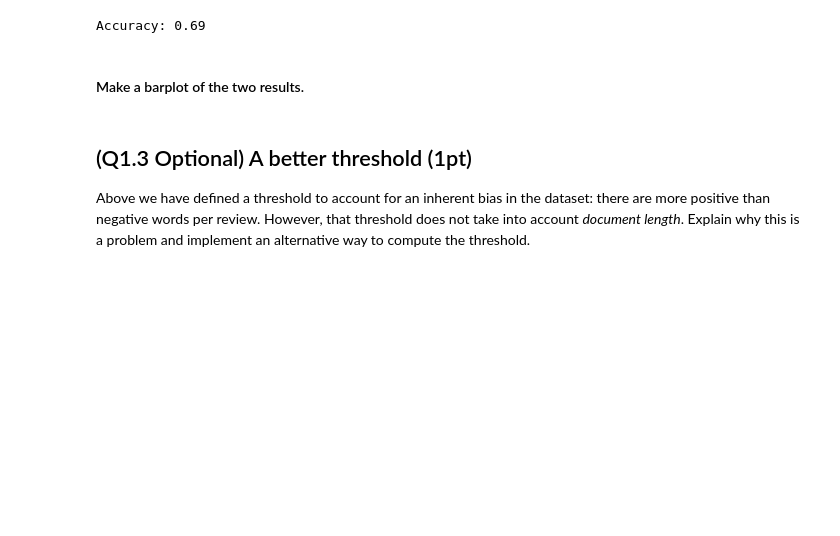
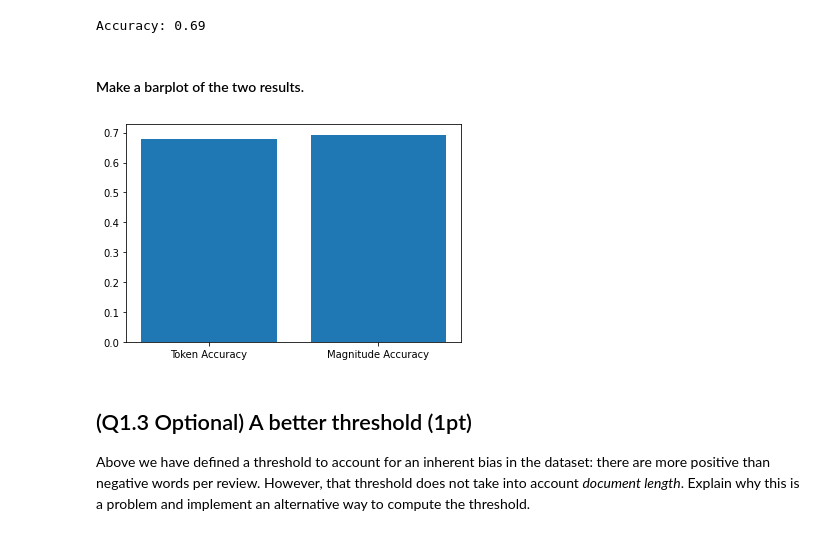
Before and after one commit to gersonfoks/nlp1, a Jupyter notebook: NLP1_2020_Practical_1_gerson.ipynb, the cells around one changed output. Saved outputs shown, nothing was run; the diff lists cells and outputs as text; code cells hidden in the pictures; blank space fills up the shorter version.

```diff
--- a/NLP1_2020_Practical_1_gerson.ipynb
+++ b/NLP1_2020_Practical_1_gerson.ipynb
@@ -218,8 +177,13 @@ $$
 # %% [markdown]
 #### (Q1.1) Implement this approach and report its classification accuracy. (1 pt)
 # %%
-### First we create the dataset in a nice format
-def create_whole_review(content):
+
+def content_to_sentence(content):
+    '''
+        Creates a sentence (list) of the content of a review
+        content: [(word: string, POS: string)]
+        returns: [word: string]
+    '''
     whole_review = []
     for sentence in content:
         whole_review += [word.lower() for word in np.array(sentence)[:, 0]]
@@ -227,12 +191,19 @@ def create_whole_review(content):
     return whole_review
 
 def create_dataset(reviews):
+    '''
+        Creates the dataset given the reviews
+        Splits it up in sentences and the target class:
+        returns: sentences: [[word: string]], [int]
+    '''
     targets = []
     sentences = []
+
+    ### Loop over the reviews, get the target, and make 1 sentence of the content.
     for review in reviews:
         targets.append(int( review['sentiment'] == 'POS'))
 
-        whole_review = create_whole_review(review['content'])
+        whole_review = content_to_sentence(review['content'])
         sentences.append(whole_review)
     return sentences, targets
 
@@ -241,7 +212,7 @@ sentences, targets = create_dataset(reviews)
 ### Load the lexixon in a default dict
 from collections import defaultdict
 
-
+## The possible sentiments
 sentiments = {
     'positive': 1,
     'negative': -1,
@@ -251,11 +222,11 @@ sentiments = {
 
 def get_slex(ref="sent_lexicon"):
     '''
+    Creates the sentiment lexicon
     ref: reference of the file
     returns: Defaultdictionary{word:  sentiment score}
 
     '''
-
     slex = defaultdict(float)
 
     ## indexes
@@ -288,9 +259,11 @@ def get_slex(ref="sent_lexicon"):
 slex = get_slex()
 
 
+class BinarySentimentClassifier:
+    '''
+        The binary classifier, that uses a threshold and the binary score to classify a review
 
-class BinarySentimentClassifier:
-
+    '''
     def __init__(self, slex, threshold):
         self.slex = slex
         self.threshold = threshold
@@ -303,7 +276,6 @@ class BinarySentimentClassifier:
         sentence: sentence to calculate the sentiment from
         returns the binary sentiment score of a sentence given the sentiment lexicon
         '''
-
         return np.sum([ np.sign( self.slex[word])   for word in sentence])
 
 
@@ -313,10 +285,17 @@ bin_sent_model = BinarySentimentClassifier(slex, 8)
 
 predictions = bin_sent_model.predict(sentences)
 # %%
-print( (np.array(predictions) == np.array(targets)).astype(int))
 
 def calculate_results(predictions, targets):
+    '''
+        prediction: predictions of a model
+        targets: the ground truth
+        returns an array containing a 0 if the prediction is incorrect and 1 otherwise
+    '''
     return np.array(predictions) == np.array(targets)
 
 def calculate_accuracy(predictions, targets):
+    '''
+        Calculates the accuracy of the predictions
+    '''
     return np.sum(calculate_results(predictions, targets)) / len(targets)
@@ -388,3 +364,8 @@ Accuracy: 0.69
+# %%
+plt.bar(['Token Accuracy', 'Magnitude Accuracy'], [token_accuracy, magnitude_accuracy])
+plt.show()
+# %% [output]
+[figure, added]
 # %% [markdown]
 ## (Q1.3 Optional) A better threshold (1pt)
 Above we have defined a threshold to account for an inherent bias in the dataset: there are more positive than negative words per review.
```
Also changed, not shown: parts of 35 cells of this notebook, 2 other files.
